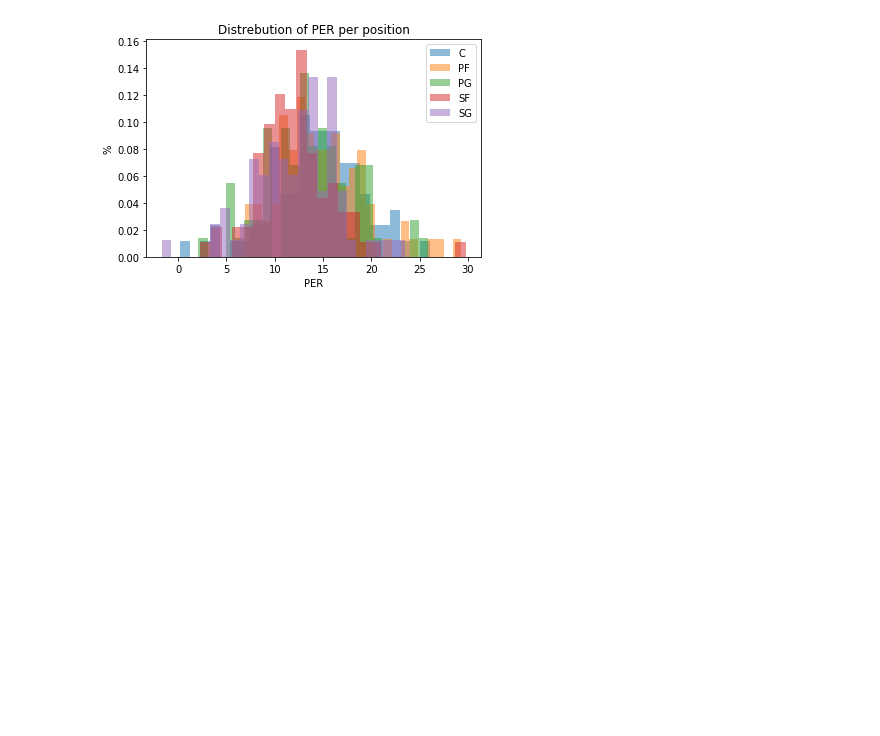
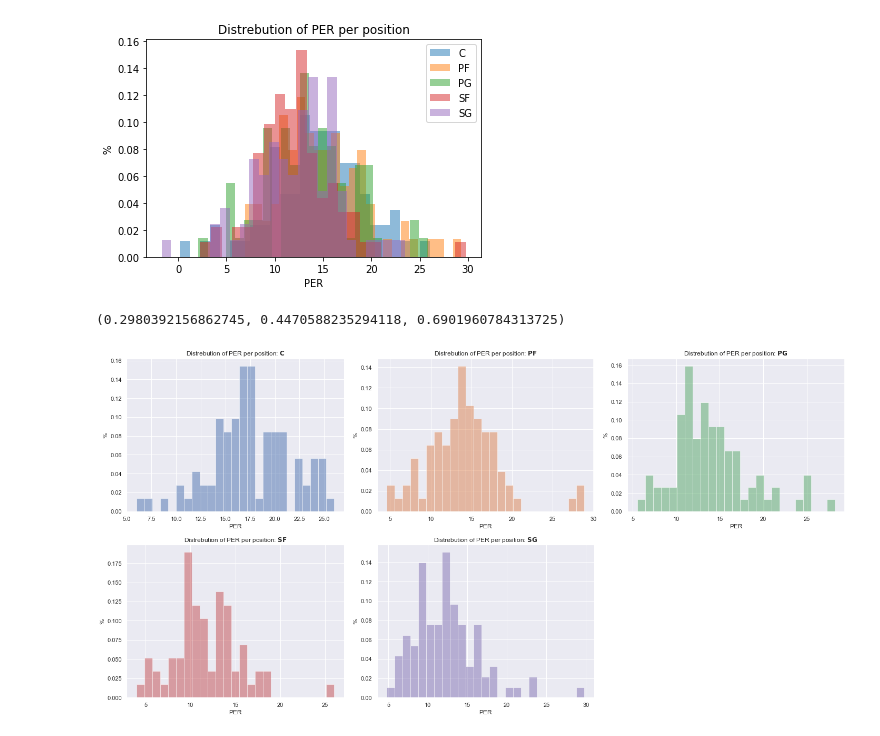
Before and after one commit to guygozlan/SciComPy_NBA, a Jupyter notebook: NBA.ipynb, the cells around one changed output. Drawn from its saved outputs; the diff is of its cells as text; code cells hidden in the pictures; blank space fills up the shorter version.

```diff
--- a/NBA.ipynb
+++ b/NBA.ipynb
@@ -218,2 +225,20 @@ plt.show()
 # %% [output]
 [figure]
+# %%
+current_palette = sns.color_palette()
+# %% [output]
+(0.2980392156862745, 0.4470588235294118, 0.6901960784313725)
+# %%
+
+fig, axes = plt.subplots(2, 3, figsize=(20, 10))
+for i,p in enumerate(unique_pos):
+    axes[i//3][i%3].hist(df[df['Pos']==p]['PER'], alpha=0.5, label=p, bins=25, density=True, color=current_palette[i])
+    axes[i//3][i%3].set_xlabel('PER')
+    axes[i//3][i%3].set_ylabel('%')
+    axes[i//3][i%3].set_title(f'Distrebution of PER per position: ' + r"$\bf{" + p + "}$")
+# plt.legend()
+axes[-1, -1].axis('off')
+fig.tight_layout()
+plt.show()
+# %% [output]
+[figure, added]
```
Also changed, not shown: parts of 19 cells of this notebook.
